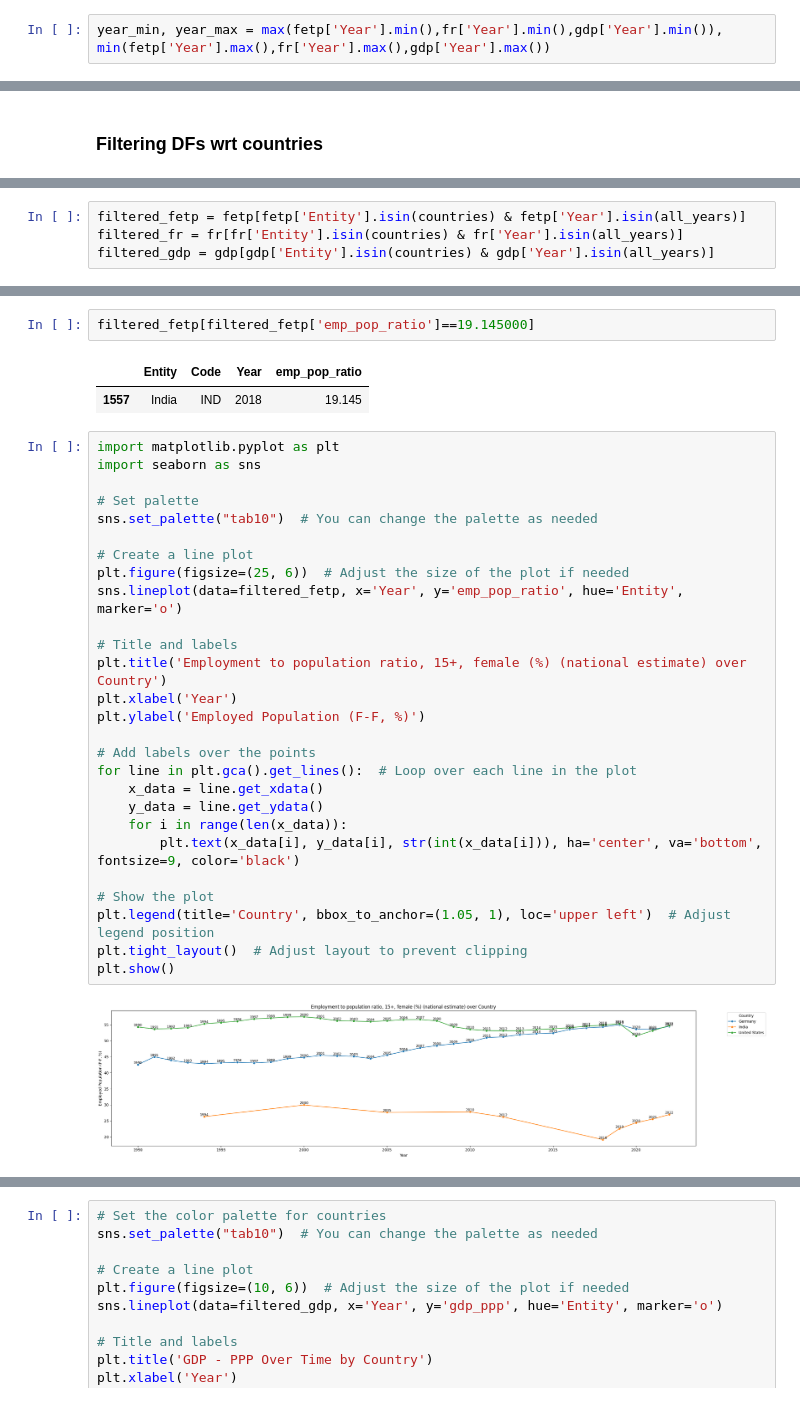
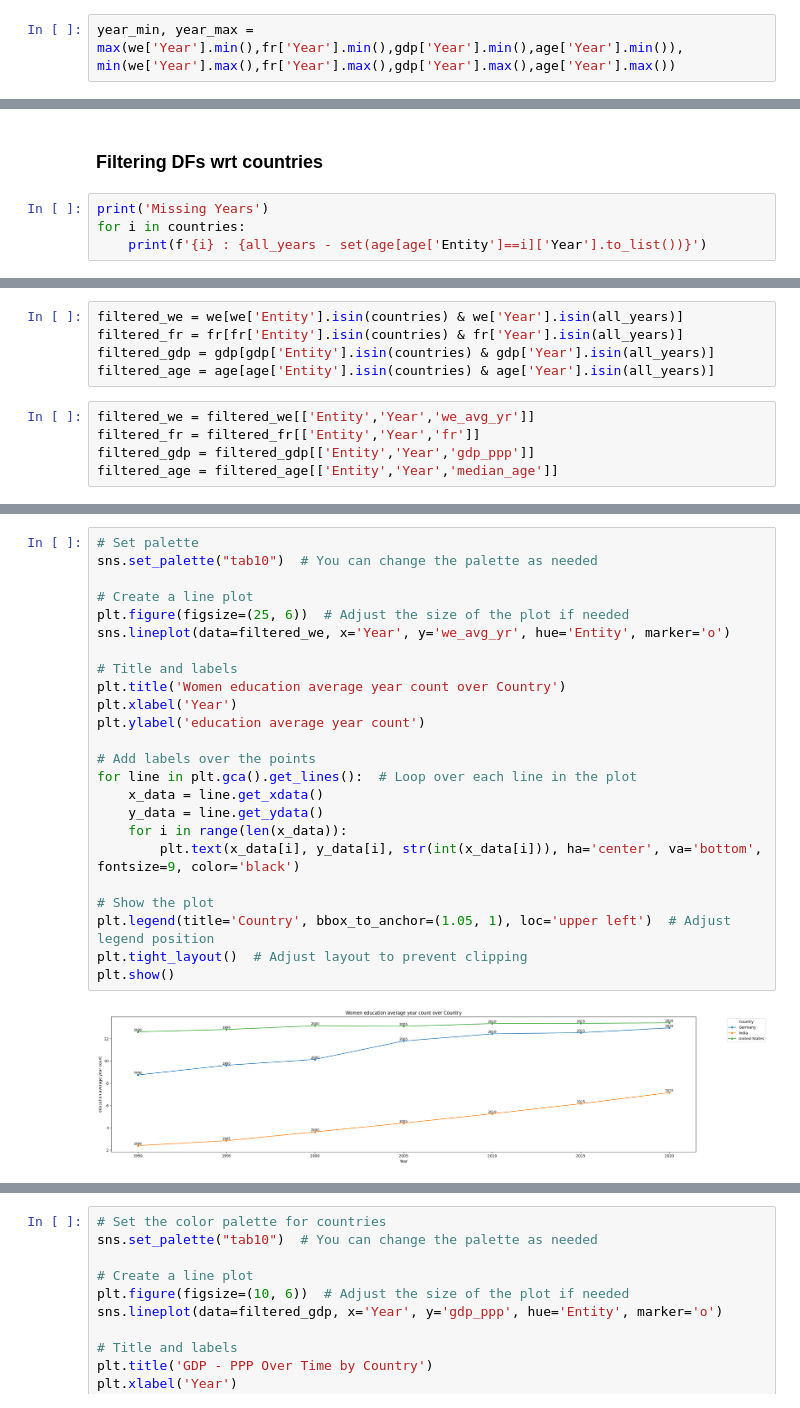
Before and after one commit to sathyaNEU/eco-gdp-predictor, a Jupyter notebook: notebook/eda/dataprep.ipynb, the cells around one changed output, grey strips where cells are left out. Drawn from its saved outputs; the diff is of its cells as text.

```diff
--- a/notebook/eda/dataprep.ipynb
+++ b/notebook/eda/dataprep.ipynb
@@ -21,7 +23,7 @@ gdp.rename(columns={'GDP, PPP (constant 2017 international $)':'gdp_ppp'},inplac
 # %% [markdown]
 ### Year Range
 # %%
-year_min, year_max = max(fetp['Year'].min(),fr['Year'].min(),gdp['Year'].min()), min(fetp['Year'].max(),fr['Year'].max(),gdp['Year'].max())
+year_min, year_max = max(we['Year'].min(),fr['Year'].min(),gdp['Year'].min(),age['Year'].min()), min(we['Year'].max(),fr['Year'].max(),gdp['Year'].max(),age['Year'].max())
 # %%
 year_min, year_max
 # %% [output]
@@ -64,3 +66,7 @@ India : set()
 Germany : set()
 # %% [markdown]
 ### Filtering DFs wrt countries
+# %%
+print('Missing Years')
+for i in countries:
+    print(f'{i} : {all_years - set(age[age['Entity']==i]['Year'].to_list())}')
@@ -67,6 +78,12 @@ Germany : set()
 # %%
-filtered_fetp = fetp[fetp['Entity'].isin(countries) & fetp['Year'].isin(all_years)]
+filtered_we = we[we['Entity'].isin(countries) & we['Year'].isin(all_years)]
 filtered_fr = fr[fr['Entity'].isin(countries) & fr['Year'].isin(all_years)]
 filtered_gdp = gdp[gdp['Entity'].isin(countries) & gdp['Year'].isin(all_years)]
+filtered_age = age[age['Entity'].isin(countries) & age['Year'].isin(all_years)]
+# %%
+filtered_we = filtered_we[['Entity','Year','we_avg_yr']]
+filtered_fr = filtered_fr[['Entity','Year','fr']]
+filtered_gdp = filtered_gdp[['Entity','Year','gdp_ppp']]
+filtered_age = filtered_age[['Entity','Year','median_age']]
 # %%
 filtered_gdp['gdp_ppp']=filtered_gdp['gdp_ppp']/1_000_000_000
@@ -91,37 +90,29 @@ filtered_fetp.describe()
-# %%
-filtered_fetp[filtered_fetp['emp_pop_ratio']==19.145000]
-# %% [output]
-|  | Entity | Code | Year | emp_pop_ratio |
-| 1557 | India | IND | 2018 | 19.145 |
 # %%
-import matplotlib.pyplot as plt
-import seaborn as sns
-
 # Set palette
 sns.set_palette("tab10")  # You can change the palette as needed
 
 # Create a line plot
 plt.figure(figsize=(25, 6))  # Adjust the size of the plot if needed
-sns.lineplot(data=filtered_fetp, x='Year', y='emp_pop_ratio', hue='Entity', marker='o')
+sns.lineplot(data=filtered_we, x='Year', y='we_avg_yr', hue='Entity', marker='o')
 
 # Title and labels
-plt.title('Employment to population ratio, 15+, female (%) (national estimate) over Country')
+plt.title('Women education average year count over Country')
 plt.xlabel('Year')
-plt.ylabel('Employed Population (F-F, %)')
+plt.ylabel('education average year count')
 
 # Add labels over the points
 for line in plt.gca().get_lines():  # Loop over each line in the plot
     x_data = line.get_xdata()
     y_data = line.get_ydata()
     for i in range(len(x_data)):
         plt.text(x_data[i], y_data[i], str(int(x_data[i])), ha='center', va='bottom', fontsize=9, color='black')
 
 # Show the plot
 plt.legend(title='Country', bbox_to_anchor=(1.05, 1), loc='upper left')  # Adjust legend position
 plt.tight_layout()  # Adjust layout to prevent clipping
 plt.show()
 # %% [output]
-[figure, old version]
+[figure, new version]
 # %%
 # Set the color palette for countries
 sns.set_palette("tab10")  # You can change the palette as needed
```
Also changed, not shown: parts of 13 cells of this notebook, 7 other files.
